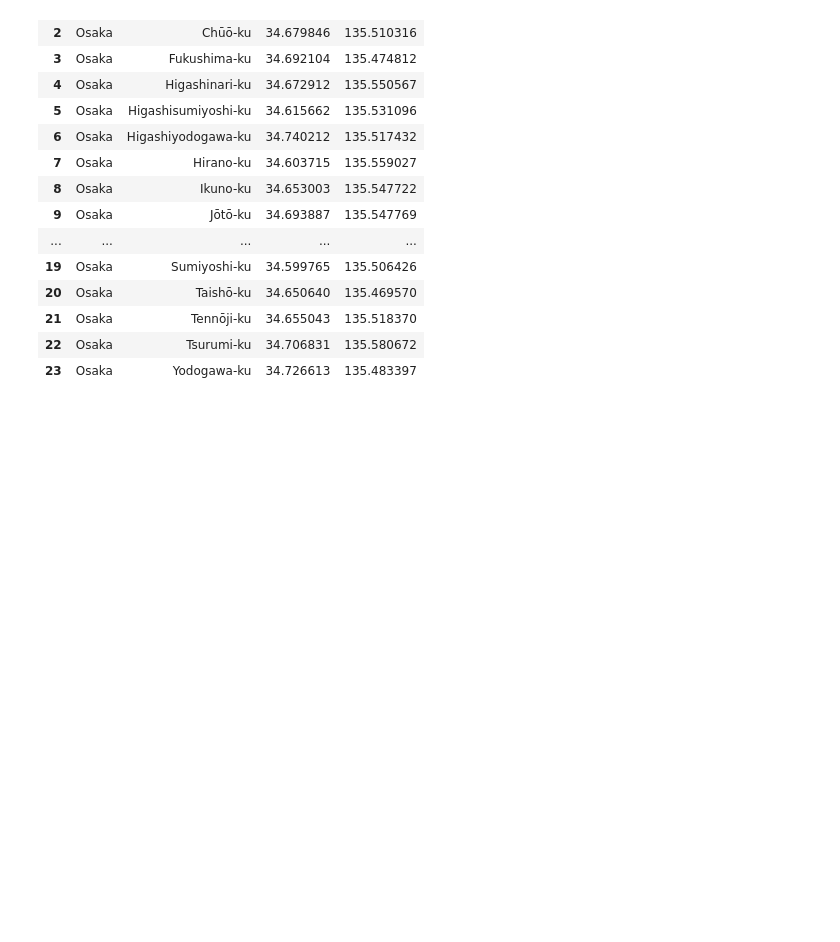
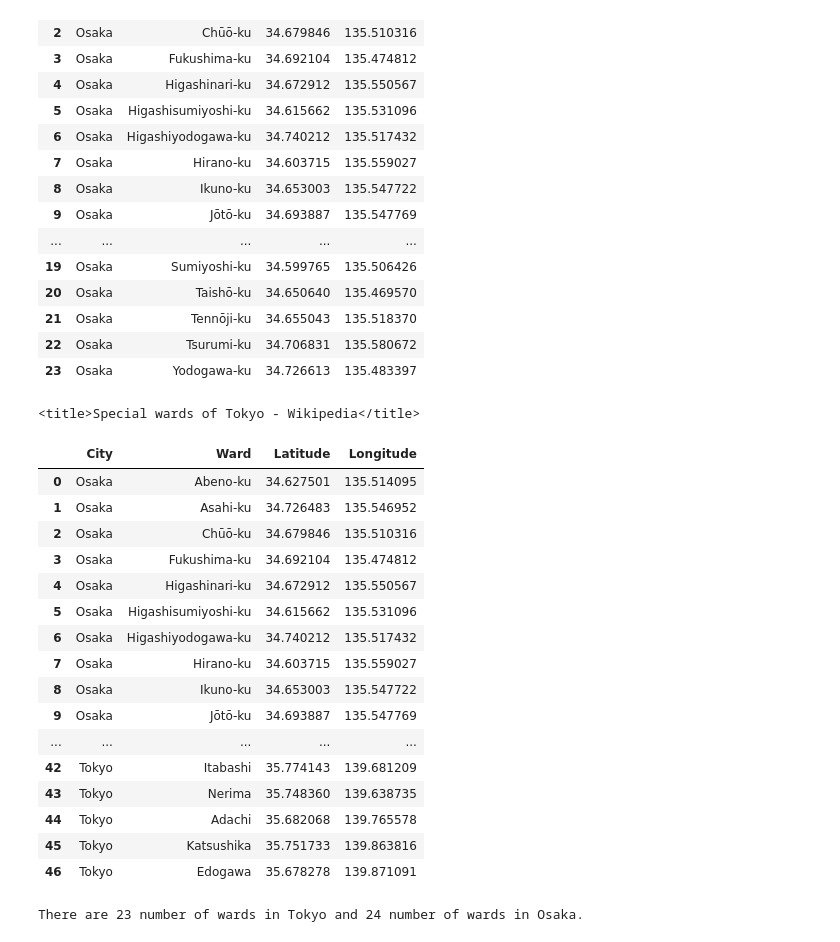
Before and after one commit to dsychin/Coursera_Capstone, a Jupyter notebook: Tokyo_vs_Osaka.ipynb, the cells around one changed output. Drawn from its saved outputs; the diff is of its cells as text; code cells hidden in the pictures; blank space fills up the shorter version.

Commit message:
get tokyo data

```diff
--- a/Tokyo_vs_Osaka.ipynb
+++ b/Tokyo_vs_Osaka.ipynb
@@ -53,6 +53,56 @@ df
 | 21 | Osaka | Tennōji-ku | 34.655043 | 135.518370 |
 | 22 | Osaka | Tsurumi-ku | 34.706831 | 135.580672 |
 | 23 | Osaka | Yodogawa-ku | 34.726613 | 135.483397 |
+# %%
+# get wards for tokyo
+response = requests.get('https://en.wikipedia.org/wiki/Special_wards_of_Tokyo')
+soup = BeautifulSoup(response.content)
+soup.title
+# %% [output]
+<title>Special wards of Tokyo - Wikipedia</title>
+# %%
+for item in soup.find_all('table')[3].find_all('tr'):
+    if item.th is not None:
+        continue
+    try:
+        ward = item.find_all('td')[2].a.get_text()
+    except:
+        break
+
+    geolocator = Nominatim(user_agent="final-proj")
+    location = geolocator.geocode('{}, Tokyo'.format(ward))
+    df = df.append({'City': 'Tokyo',
+                    'Ward': ward,
+                    'Latitude': location.latitude,
+                    'Longitude': location.longitude}, ignore_index=True)
+
+df
+# %% [output]
+|  | City | Ward | Latitude | Longitude |
+| 0 | Osaka | Abeno-ku | 34.627501 | 135.514095 |
+| 1 | Osaka | Asahi-ku | 34.726483 | 135.546952 |
+| 2 | Osaka | Chūō-ku | 34.679846 | 135.510316 |
+| 3 | Osaka | Fukushima-ku | 34.692104 | 135.474812 |
+| 4 | Osaka | Higashinari-ku | 34.672912 | 135.550567 |
+| 5 | Osaka | Higashisumiyoshi-ku | 34.615662 | 135.531096 |
+| 6 | Osaka | Higashiyodogawa-ku | 34.740212 | 135.517432 |
+| 7 | Osaka | Hirano-ku | 34.603715 | 135.559027 |
+| 8 | Osaka | Ikuno-ku | 34.653003 | 135.547722 |
+| 9 | Osaka | Jōtō-ku | 34.693887 | 135.547769 |
+| ... | ... | ... | ... | ... |
+| 42 | Tokyo | Itabashi | 35.774143 | 139.681209 |
+| 43 | Tokyo | Nerima | 35.748360 | 139.638735 |
+| 44 | Tokyo | Adachi | 35.682068 | 139.765578 |
+| 45 | Tokyo | Katsushika | 35.751733 | 139.863816 |
+| 46 | Tokyo | Edogawa | 35.678278 | 139.871091 |
+# %%
+osaka_wards_count = df[df['City'] == 'Osaka']['Ward'].unique().size
+tokyo_wards_count = df[df['City'] == 'Tokyo']['Ward'].unique().size
+
+print('There are {} number of wards in Tokyo and {} number of wards in Osaka.'
+      .format(tokyo_wards_count, osaka_wards_count))
+# %% [output]
+There are 23 number of wards in Tokyo and 24 number of wards in Osaka.
 # %%
 import folium
 
```
